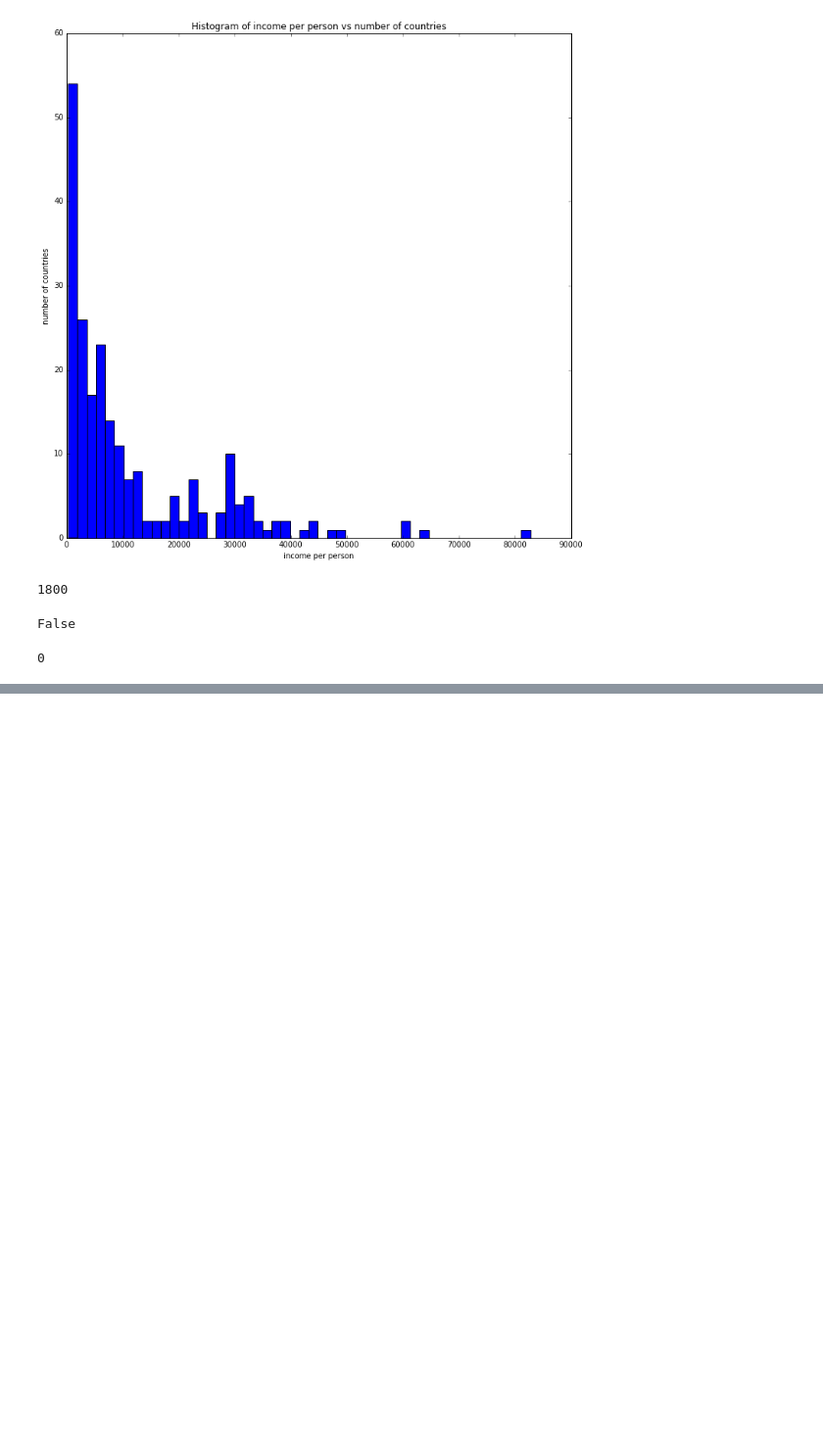
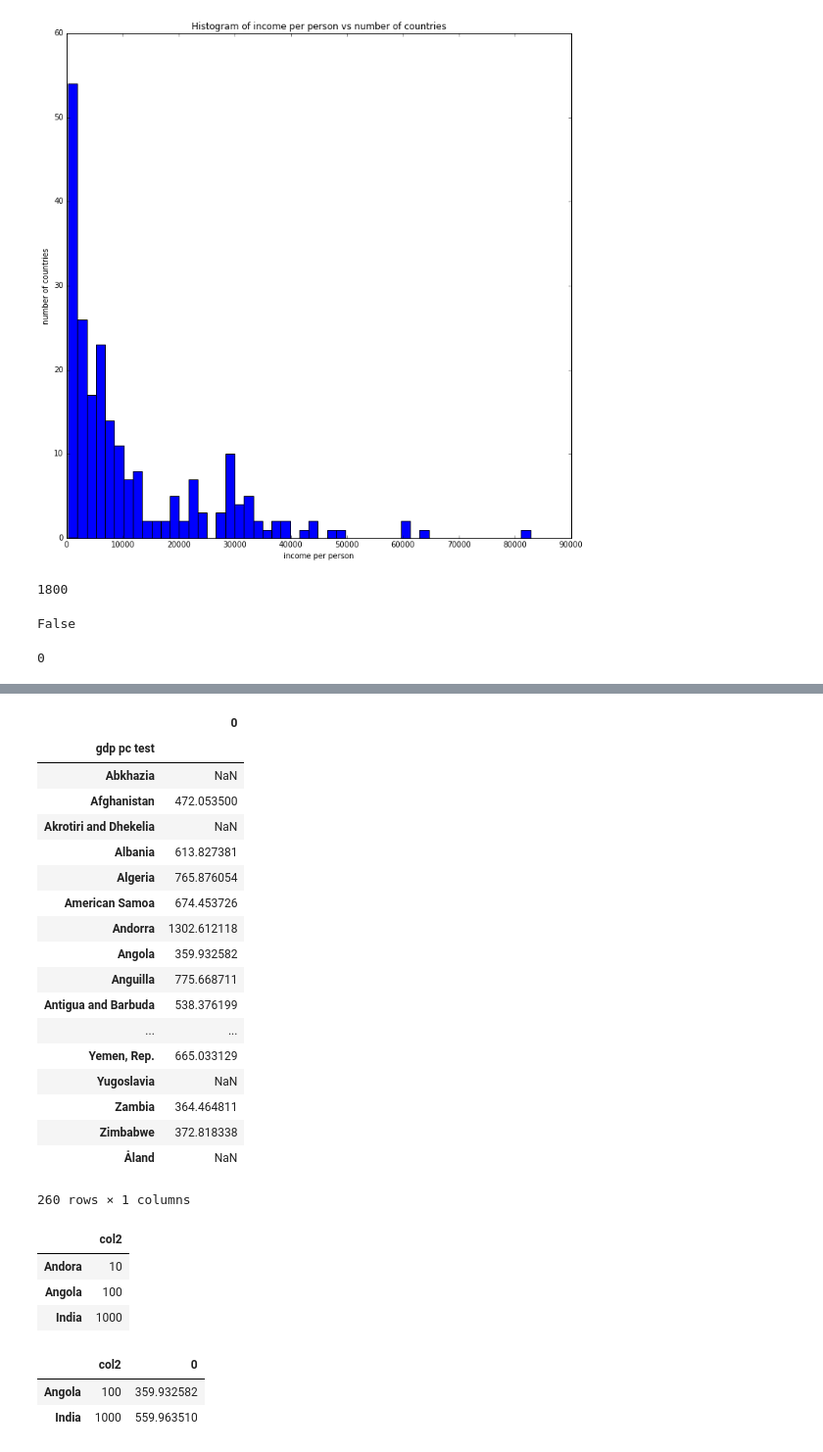
Before and after one commit to ds-ga-1007/assignment9, a Jupyter notebook: ak6179/test.ipynb, the cells around one changed output, grey strips where cells are left out. Shown: that part at 98% size. Cells and saved outputs as stored; diff of their text form; code cells hidden in the pictures; blank space fills up the shorter version.

```diff
--- a/ak6179/test.ipynb
+++ b/ak6179/test.ipynb
@@ -91,0 +159,3 @@ len(temp_T.index) - len(set(temp_T.index))
+# %%
+t = temp_T.loc[1820]
+t
@@ -91,0 +180,37 @@ len(temp_T.index) - len(set(temp_T.index))
+# %%
+df2 = pd.DataFrame(data=t.values, index=t.index)
+# %%
+df2
+# %% [output]
+|  | 0 |
+| gdp pc test |  |
+| Abkhazia | NaN |
+| Afghanistan | 472.053500 |
+| Akrotiri and Dhekelia | NaN |
+| Albania | 613.827381 |
+| Algeria | 765.876054 |
+| American Samoa | 674.453726 |
+| Andorra | 1302.612118 |
+| Angola | 359.932582 |
+| Anguilla | 775.668711 |
+| Antigua and Barbuda | 538.376199 |
+| ... | ... |
+| Yemen, Rep. | 665.033129 |
+| Yugoslavia | NaN |
+| Zambia | 364.464811 |
+| Zimbabwe | 372.818338 |
+| Åland | NaN |
+260 rows × 1 columns
+# %%
+df1
+# %% [output]
+|  | col2 |
+| Andora | 10 |
+| Angola | 100 |
+| India | 1000 |
+# %%
+df1.merge(df2, left_index=True, right_index=True)
+# %% [output]
+|  | col2 | 0 |
+| Angola | 100 | 359.932582 |
+| India | 1000 | 559.963510 |
```
Also changed, not shown: parts of 16 cells of this notebook, 16 other files.
